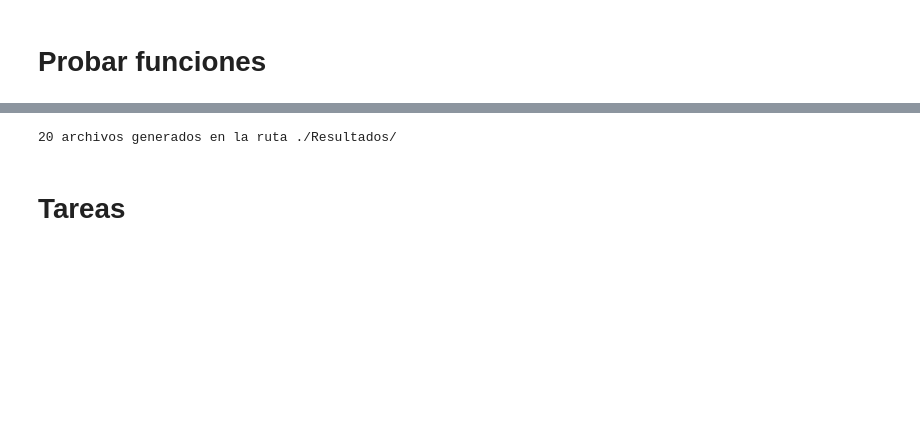
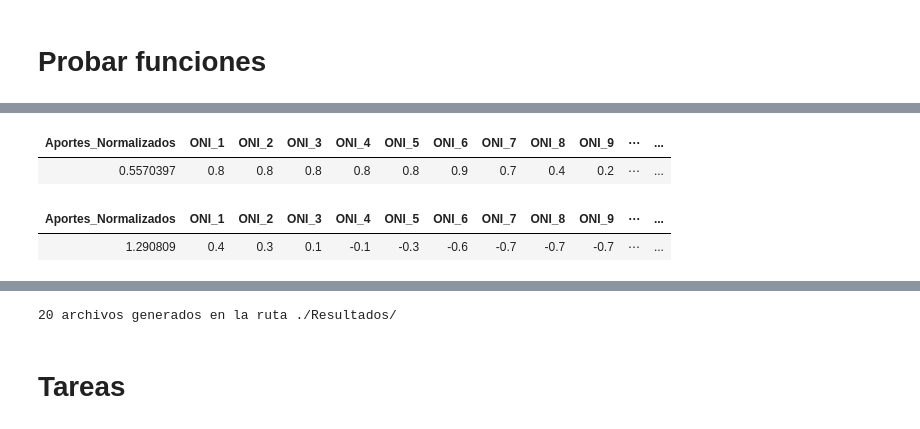
Before and after one commit to camilogavo/modelos_Bolsa, a Jupyter notebook: Models.ipynb, the cells around one changed output, grey strips where cells are left out. Cells and saved outputs as stored; diff of their text form; code cells hidden in the pictures; blank space fills up the shorter version.

```diff
--- a/Models.ipynb
+++ b/Models.ipynb
@@ -147,0 +234,10 @@ tail(df)
+# %%
+new_data%>%tail(25)%>%head(1)%>%select(everything())
+# %% [output]
+| Aportes_Normalizados | ONI_1 | ONI_2 | ONI_3 | ONI_4 | ONI_5 | ONI_6 | ONI_7 | ONI_8 | ONI_9 | ⋯ | ... |
+| 0.5570397 | 0.8 | 0.8 | 0.8 | 0.8 | 0.8 | 0.9 | 0.7 | 0.4 | 0.2 | ⋯ | ... |
+# %%
+new_data[new_data[complete.cases(new_data),]%>%nrow+1,]
+# %% [output]
+| Aportes_Normalizados | ONI_1 | ONI_2 | ONI_3 | ONI_4 | ONI_5 | ONI_6 | ONI_7 | ONI_8 | ONI_9 | ⋯ | ... |
+| 1.290809 | 0.4 | 0.3 | 0.1 | -0.1 | -0.3 | -0.6 | -0.7 | -0.7 | -0.7 | ⋯ | ... |
```
Also changed, not shown: parts of 18 cells of this notebook, 20 other files.
